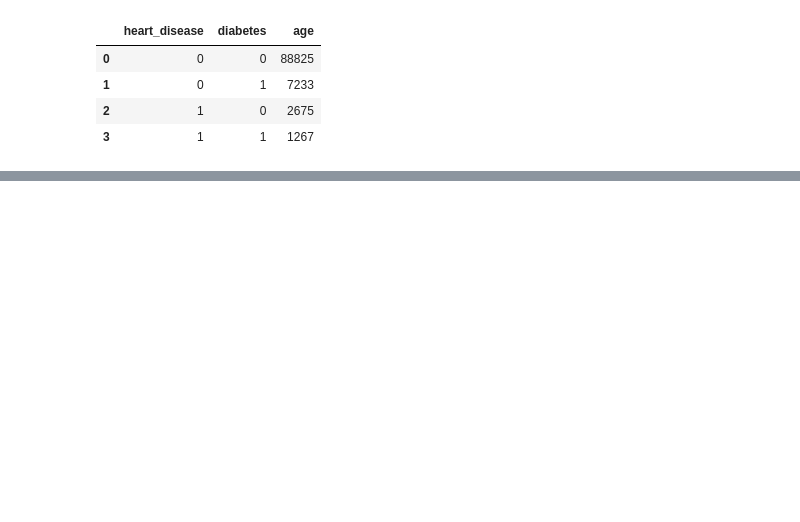
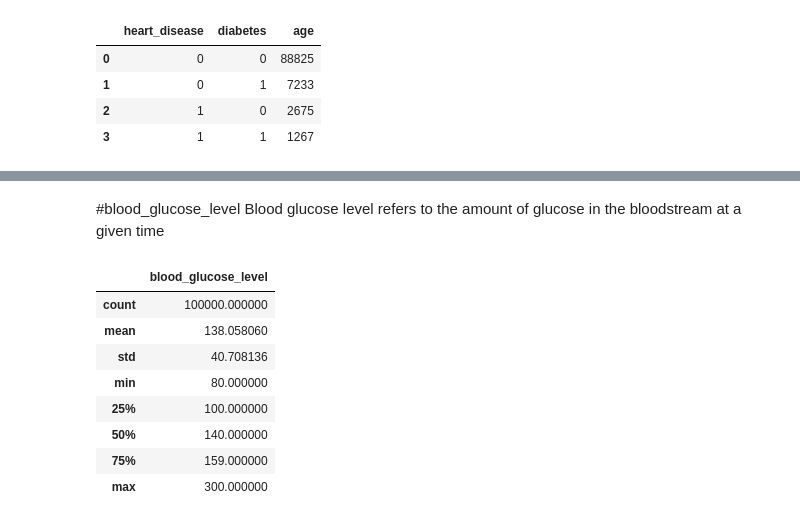
Before and after one commit to Elma-dev/Diabetes_prediction, a Jupyter notebook: Diabetes_prediction.ipynb, the cells around one changed output, grey strips where cells are left out. Saved outputs shown, nothing was run; the diff lists cells and outputs as text; code cells hidden in the pictures; blank space fills up the shorter version.

```diff
--- a/Diabetes_prediction.ipynb
+++ b/Diabetes_prediction.ipynb
@@ -107,0 +179,15 @@ diab_data.plot.scatter(x='bmi',y='diabetes',alpha=0.5)
+# %% [markdown]
+#blood_glucose_level
+Blood glucose level refers to the amount of glucose in the bloodstream at a given time
+# %%
+diab_data.blood_glucose_level.describe().to_frame()
+# %% [output]
+|  | blood_glucose_level |
+| count | 100000.000000 |
+| mean | 138.058060 |
+| std | 40.708136 |
+| min | 80.000000 |
+| 25% | 100.000000 |
+| 50% | 140.000000 |
+| 75% | 159.000000 |
+| max | 300.000000 |
```
Also changed, not shown: parts of 19 cells of this notebook.
